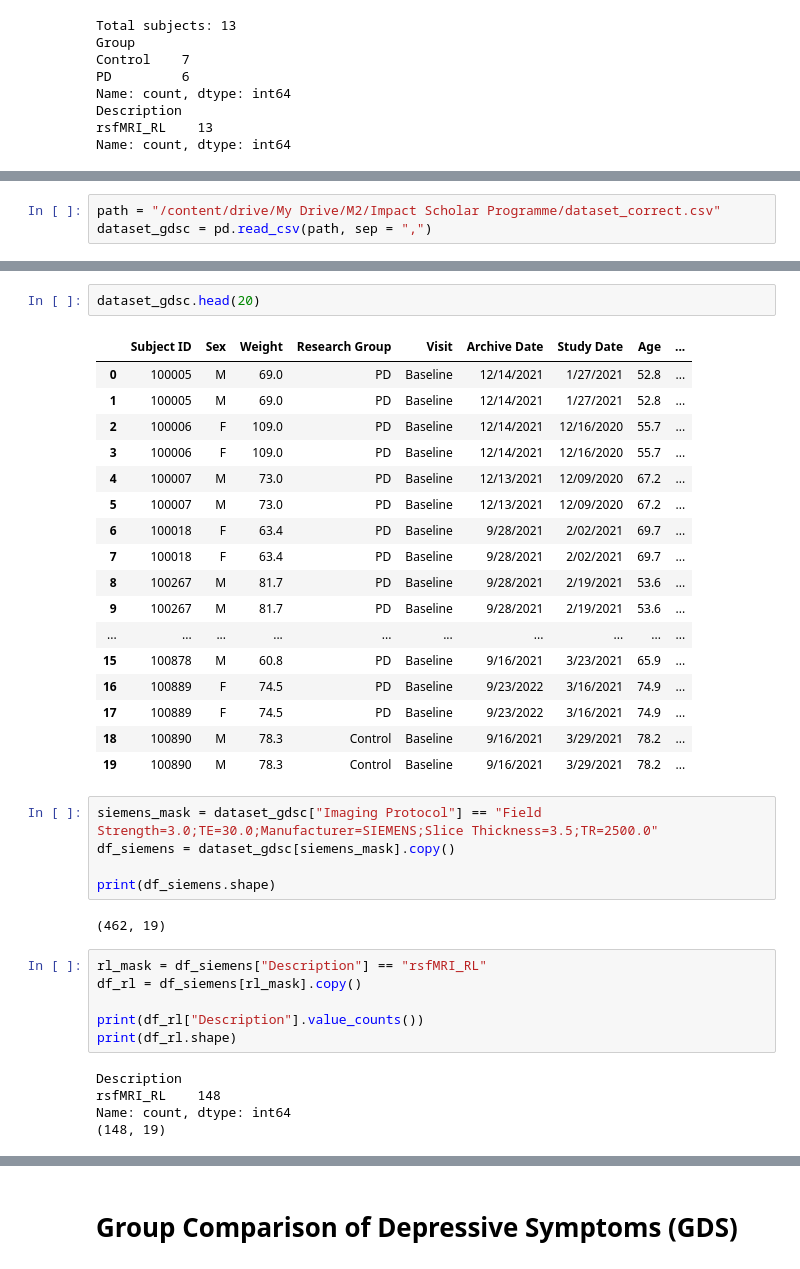
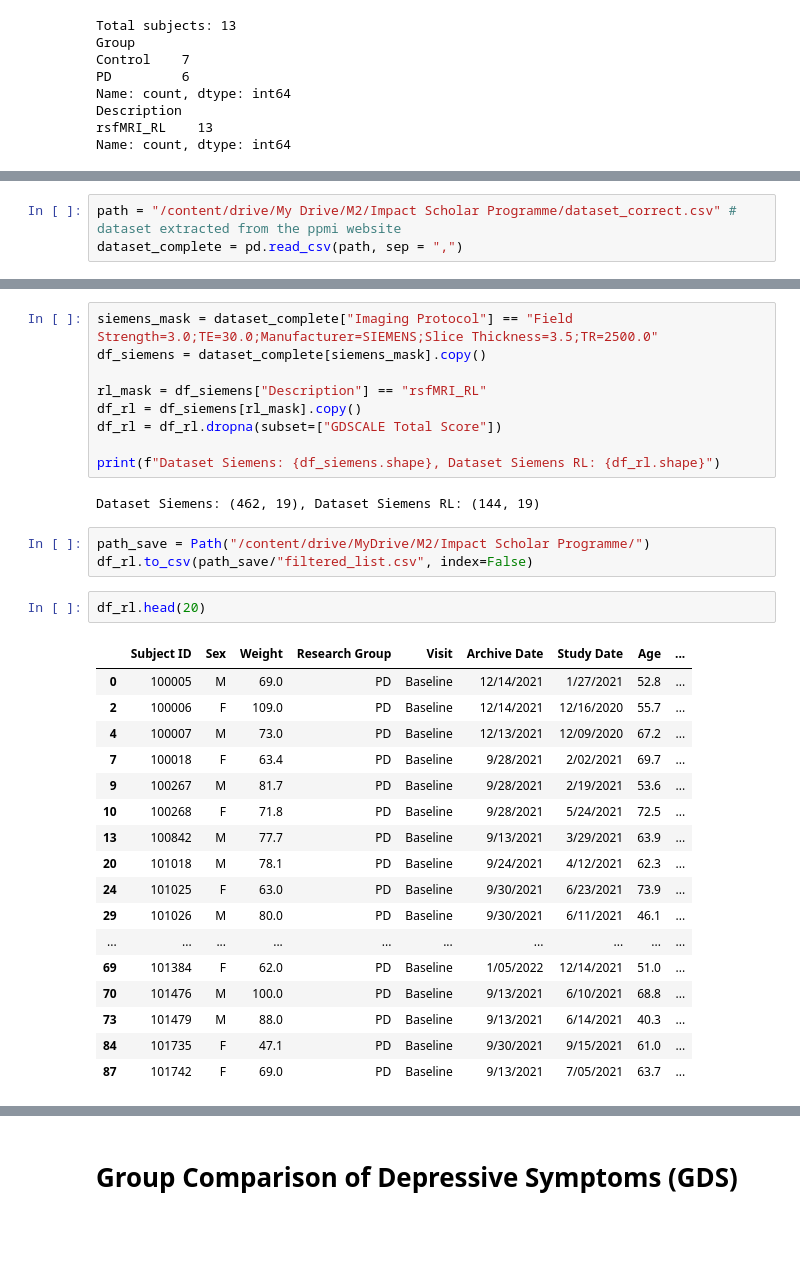
Before and after one commit to RosarioH10062002/connectivity-biomarkers-pd-depression, a Jupyter notebook: ISP_Participants.ipynb, the cells around one changed output, grey strips where cells are left out. Cells and saved outputs as stored; diff of their text form; blank space fills up the shorter version.

```diff
--- a/ISP_Participants.ipynb
+++ b/ISP_Participants.ipynb
@@ -98,3 +99,3 @@ pd_subjects, ctrl_subjects
 # %%
-path = "/content/drive/My Drive/M2/Impact Scholar Programme/dataset_correct.csv"
-dataset_gdsc = pd.read_csv(path, sep = ",")
+path = "/content/drive/My Drive/M2/Impact Scholar Programme/dataset_correct.csv" # dataset extracted from the ppmi website
+dataset_complete = pd.read_csv(path, sep = ",")
@@ -101,38 +124,34 @@ dataset_gdsc = pd.read_csv(path, sep = ",")
+# %%
+siemens_mask = dataset_complete["Imaging Protocol"] == "Field Strength=3.0;TE=30.0;Manufacturer=SIEMENS;Slice Thickness=3.5;TR=2500.0"
+df_siemens = dataset_complete[siemens_mask].copy()
+
+rl_mask = df_siemens["Description"] == "rsfMRI_RL"
+df_rl = df_siemens[rl_mask].copy()
+df_rl = df_rl.dropna(subset=["GDSCALE Total Score"])
+
+print(f"Dataset Siemens: {df_siemens.shape}, Dataset Siemens RL: {df_rl.shape}")
+# %% [output]
+Dataset Siemens: (462, 19), Dataset Siemens RL: (144, 19)
+# %%
+path_save = Path("/content/drive/MyDrive/M2/Impact Scholar Programme/")
+df_rl.to_csv(path_save/"filtered_list.csv", index=False)
 # %%
-dataset_gdsc.head(20)
+df_rl.head(20)
 # %% [output]
 |  | Subject ID | Sex | Weight | Research Group | Visit | Archive Date | Study Date | Age | ... |
 | 0 | 100005 | M | 69.0 | PD | Baseline | 12/14/2021 | 1/27/2021 | 52.8 | ... |
-| 1 | 100005 | M | 69.0 | PD | Baseline | 12/14/2021 | 1/27/2021 | 52.8 | ... |
 | 2 | 100006 | F | 109.0 | PD | Baseline | 12/14/2021 | 12/16/2020 | 55.7 | ... |
-| 3 | 100006 | F | 109.0 | PD | Baseline | 12/14/2021 | 12/16/2020 | 55.7 | ... |
 | 4 | 100007 | M | 73.0 | PD | Baseline | 12/13/2021 | 12/09/2020 | 67.2 | ... |
-| 5 | 100007 | M | 73.0 | PD | Baseline | 12/13/2021 | 12/09/2020 | 67.2 | ... |
-| 6 | 100018 | F | 63.4 | PD | Baseline | 9/28/2021 | 2/02/2021 | 69.7 | ... |
 | 7 | 100018 | F | 63.4 | PD | Baseline | 9/28/2021 | 2/02/2021 | 69.7 | ... |
-| 8 | 100267 | M | 81.7 | PD | Baseline | 9/28/2021 | 2/19/2021 | 53.6 | ... |
 | 9 | 100267 | M | 81.7 | PD | Baseline | 9/28/2021 | 2/19/2021 | 53.6 | ... |
+| 10 | 100268 | F | 71.8 | PD | Baseline | 9/28/2021 | 5/24/2021 | 72.5 | ... |
+| 13 | 100842 | M | 77.7 | PD | Baseline | 9/13/2021 | 3/29/2021 | 63.9 | ... |
+| 20 | 101018 | M | 78.1 | PD | Baseline | 9/24/2021 | 4/12/2021 | 62.3 | ... |
+| 24 | 101025 | F | 63.0 | PD | Baseline | 9/30/2021 | 6/23/2021 | 73.9 | ... |
+| 29 | 101026 | M | 80.0 | PD | Baseline | 9/30/2021 | 6/11/2021 | 46.1 | ... |
 | ... | ... | ... | ... | ... | ... | ... | ... | ... | ... |
-| 15 | 100878 | M | 60.8 | PD | Baseline | 9/16/2021 | 3/23/2021 | 65.9 | ... |
-| 16 | 100889 | F | 74.5 | PD | Baseline | 9/23/2022 | 3/16/2021 | 74.9 | ... |
-| 17 | 100889 | F | 74.5 | PD | Baseline | 9/23/2022 | 3/16/2021 | 74.9 | ... |
-| 18 | 100890 | M | 78.3 | Control | Baseline | 9/16/2021 | 3/29/2021 | 78.2 | ... |
-| 19 | 100890 | M | 78.3 | Control | Baseline | 9/16/2021 | 3/29/2021 | 78.2 | ... |
+| 69 | 101384 | F | 62.0 | PD | Baseline | 1/05/2022 | 12/14/2021 | 51.0 | ... |
+| 70 | 101476 | M | 100.0 | PD | Baseline | 9/13/2021 | 6/10/2021 | 68.8 | ... |
+| 73 | 101479 | M | 88.0 | PD | Baseline | 9/13/2021 | 6/14/2021 | 40.3 | ... |
+| 84 | 101735 | F | 47.1 | PD | Baseline | 9/30/2021 | 9/15/2021 | 61.0 | ... |
+| 87 | 101742 | F | 69.0 | PD | Baseline | 9/13/2021 | 7/05/2021 | 63.7 | ... |
-# %%
-siemens_mask = dataset_gdsc["Imaging Protocol"] == "Field Strength=3.0;TE=30.0;Manufacturer=SIEMENS;Slice Thickness=3.5;TR=2500.0"
-df_siemens = dataset_gdsc[siemens_mask].copy()
-
-print(df_siemens.shape)
-# %% [output]
-(462, 19)
-# %%
-rl_mask = df_siemens["Description"] == "rsfMRI_RL"
-df_rl = df_siemens[rl_mask].copy()
-
-print(df_rl["Description"].value_counts())
-print(df_rl.shape)
-# %% [output]
-Description
-rsfMRI_RL    148
-Name: count, dtype: int64
-(148, 19)
```
Also changed, not shown: parts of 26 cells of this notebook.
